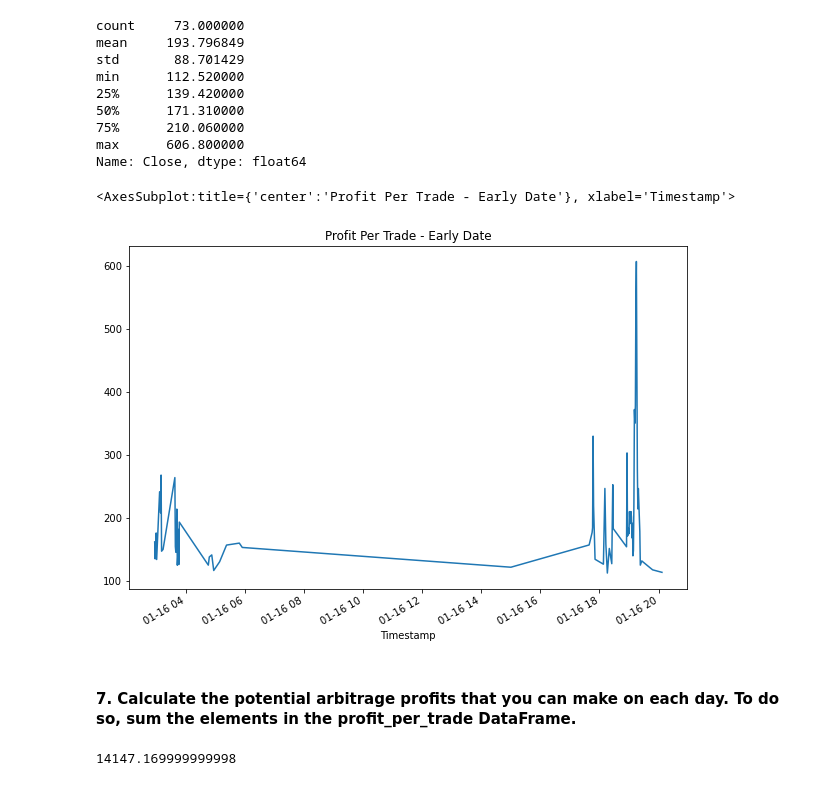
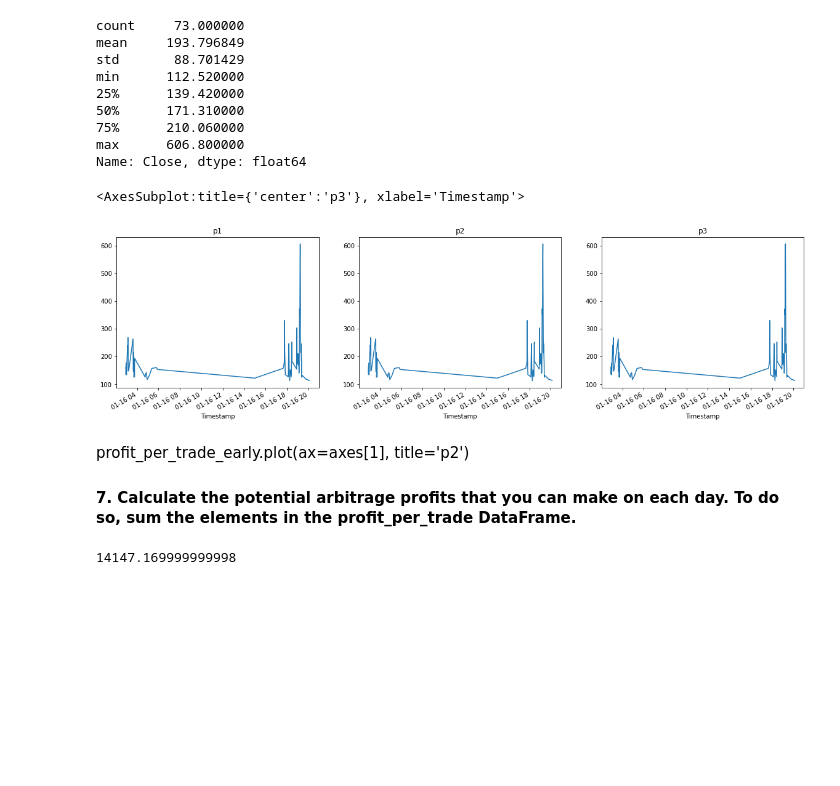
Before and after one commit to djonathan/Module_3_Challenge, a Jupyter notebook: crypto_arbitrage.ipynb, the cells around one changed output. Saved outputs shown, nothing was run; the diff lists cells and outputs as text; code cells hidden in the pictures; blank space fills up the shorter version.

Commit message:
Experiment with side-by-side plotting

```diff
--- a/crypto_arbitrage.ipynb
+++ b/crypto_arbitrage.ipynb
@@ -484,13 +499,24 @@ min      112.520000
 75%      210.060000
 max      606.800000
 Name: Close, dtype: float64
-# %%
-# Plot the results for the early profit per trade DataFrame
-profit_per_trade_early.plot(figsize=(10,7), title='Profit Per Trade - Early Date')
-# %% [output]
-<AxesSubplot:title={'center':'Profit Per Trade - Early Date'}, xlabel='Timestamp'>
-[figure, removed]
+# %%
+# Plot the results for the early profit per trade DataFrame
+#profit_per_trade_early.plot(figsize=(10,5), title='Profit Per Trade - Early Date')
+
+# Can multiple plots be done? Using display()?
+# Apparently not. Display() works by itself, but the second would be the only one seen
+import matplotlib.pyplot as plt
+#plt.show()
+#profit_per_trade_early.plot(figsize=(10,5), title='Profit Per Trade - Early Date2')
+figure, axes = plt.subplots(1, 3)
+profit_per_trade_early.plot(ax=axes[0], figsize=(20,5), title='p1')
+profit_per_trade_early.plot(ax=axes[1], title='p2')
+profit_per_trade_early.plot(ax=axes[2], title='p3')
+# %% [output]
+<AxesSubplot:title={'center':'p3'}, xlabel='Timestamp'>
+[figure, added]
 # %% [markdown]
+profit_per_trade_early.plot(ax=axes[1], title='p2')
 #### 7. Calculate the potential arbitrage profits that you can make on each day. To do so, sum the elements in the profit_per_trade DataFrame.
 # %%
 # Calculate the sum of the potential profits for the early profit per trade DataFrame
```
Also changed, not shown: parts of 4 cells of this notebook.
